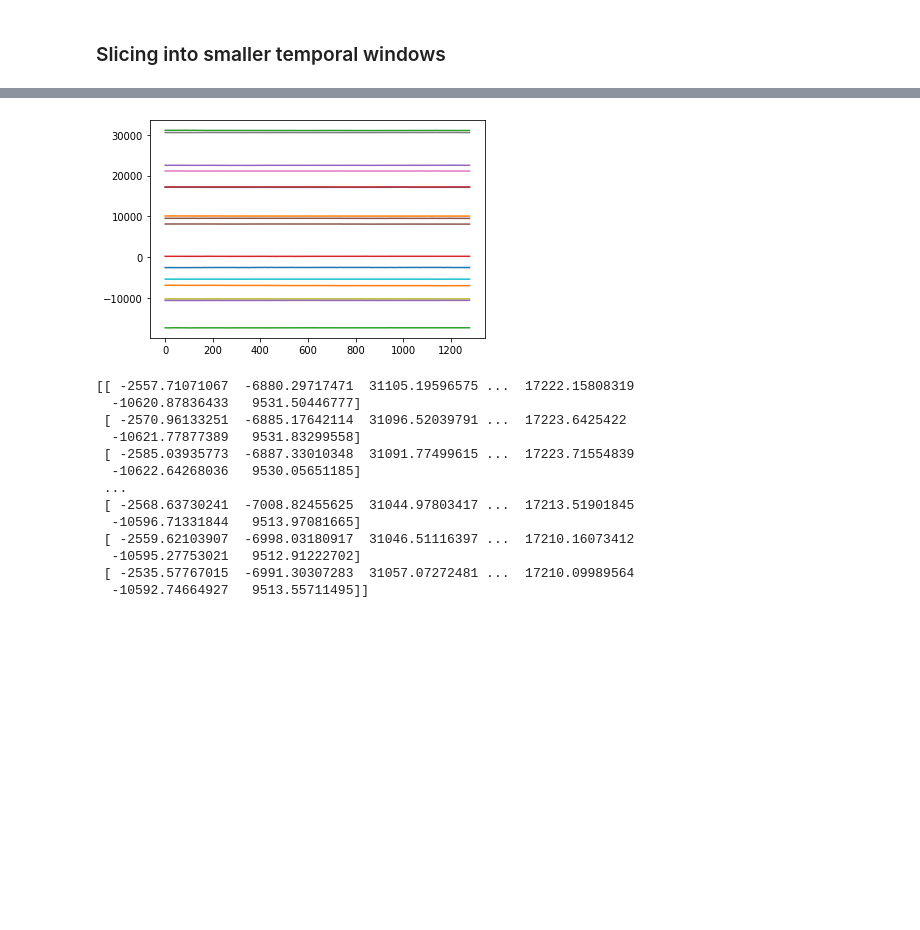
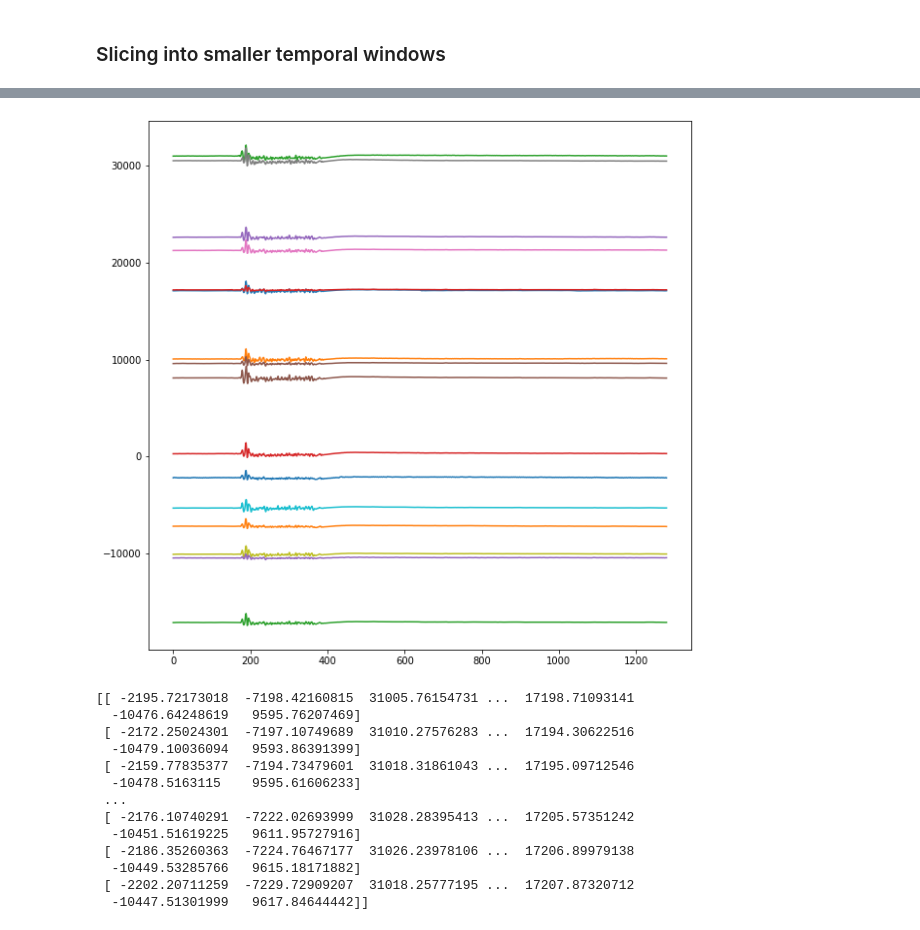
Before and after one commit to albarc3/ProfessorX-Project, a Jupyter notebook: src/artifacts/preprocesing_rubert_jaw.ipynb, the cells around one changed output, grey strips where cells are left out. Drawn from its saved outputs; the diff is of its cells as text; code cells hidden in the pictures; blank space fills up the shorter version.

```diff
--- a/src/artifacts/preprocesing_rubert_jaw.ipynb
+++ b/src/artifacts/preprocesing_rubert_jaw.ipynb
@@ -97,24 +96,28 @@ print(windows)
 # %%
 import matplotlib.pyplot as plt
 
-first_window = windows[1]
+# Data sequence
+# pause pause signal pause ...
 
+first_window = windows[6]
+
+plt.figure(figsize=(10,10))
 plt.plot(first_window)
 plt.show()
 
 print(first_window)
 # %% [output]
-[figure, old version]
+[figure, new version]
-[[ -2557.71071067  -6880.29717471  31105.19596575 ...  17222.15808319
-  -10620.87836433   9531.50446777]
- [ -2570.96133251  -6885.17642114  31096.52039791 ...  17223.6425422
-  -10621.77877389   9531.83299558]
- [ -2585.03935773  -6887.33010348  31091.77499615 ...  17223.71554839
-  -10622.64268036   9530.05651185]
+[[ -2195.72173018  -7198.42160815  31005.76154731 ...  17198.71093141
+  -10476.64248619   9595.76207469]
+ [ -2172.25024301  -7197.10749689  31010.27576283 ...  17194.30622516
+  -10479.10036094   9593.86391399]
+ [ -2159.77835377  -7194.73479601  31018.31861043 ...  17195.09712546
+  -10478.5163115    9595.61606233]
  ...
- [ -2568.63730241  -7008.82455625  31044.97803417 ...  17213.51901845
-  -10596.71331844   9513.97081665]
- [ -2559.62103907  -6998.03180917  31046.51116397 ...  17210.16073412
-  -10595.27753021   9512.91222702]
- [ -2535.57767015  -6991.30307283  31057.07272481 ...  17210.09989564
-  -10592.74664927   9513.55711495]]
+ [ -2176.10740291  -7222.02693999  31028.28395413 ...  17205.57351242
+  -10451.51619225   9611.95727916]
+ [ -2186.35260363  -7224.76467177  31026.23978106 ...  17206.89979138
+  -10449.53285766   9615.18171882]
+ [ -2202.20711259  -7229.72909207  31018.25777195 ...  17207.87320712
+  -10447.51301999   9617.84644442]]
```
Also changed, not shown: parts of 1 cell of this notebook, 1 other file.
